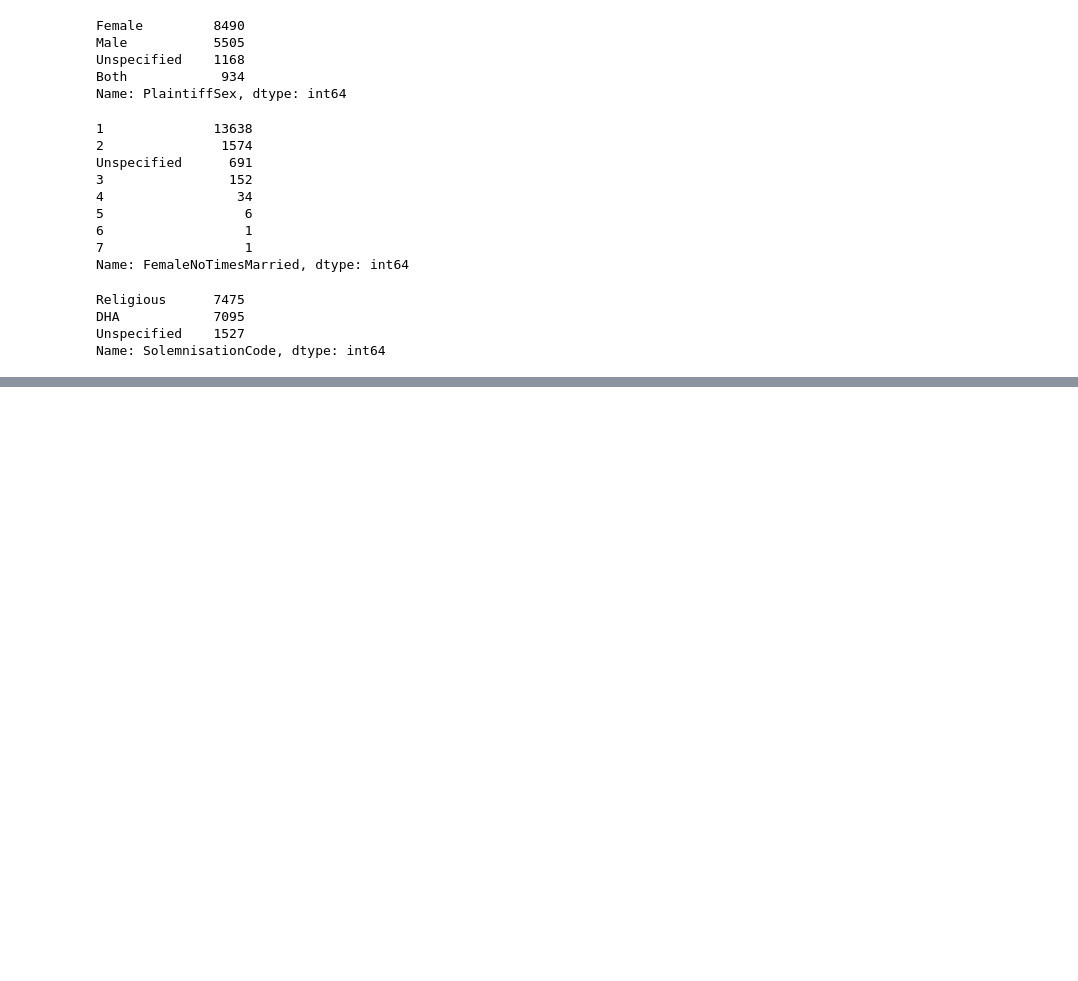
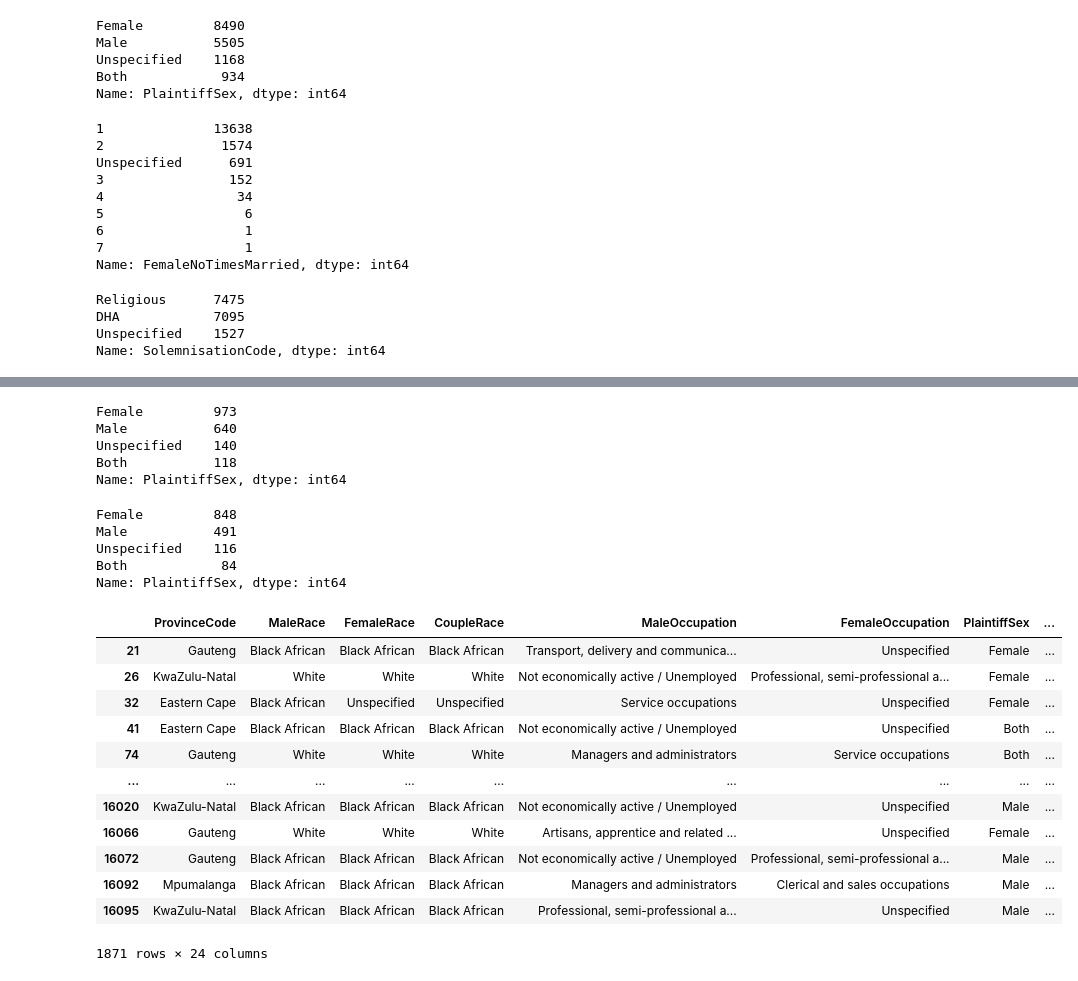
Before and after one commit to PONKAS/Data-Analysis, a Jupyter notebook: 2020 SA Marriage Analysis Project.ipynb, the cells around one changed output, grey strips where cells are left out. Saved outputs shown, nothing was run; the diff lists cells and outputs as text; code cells hidden in the pictures; blank space fills up the shorter version.

```diff
--- a/2020 SA Marriage Analysis Project.ipynb
+++ b/2020 SA Marriage Analysis Project.ipynb
@@ -363,0 +381,3 @@ Name: SolemnisationCode, dtype: int64
+# %%
+divMS=divorces[divorces['MaleStatus'] == 'Divorcee']
+divMS['GroundsForDivorce'].value_counts()
@@ -363,0 +392,32 @@ Name: SolemnisationCode, dtype: int64
+# %%
+divMS['PlaintiffSex'].value_counts()
+# %% [output]
+Female         973
+Male           640
+Unspecified    140
+Both           118
+Name: PlaintiffSex, dtype: int64
+# %%
+divFS['PlaintiffSex'].value_counts()
+# %% [output]
+Female         848
+Male           491
+Unspecified    116
+Both            84
+Name: PlaintiffSex, dtype: int64
+# %%
+divMS
+# %% [output]
+|  | ProvinceCode | MaleRace | FemaleRace | CoupleRace | MaleOccupation | FemaleOccupation | PlaintiffSex | ... |
+| 21 | Gauteng | Black African | Black African | Black African | Transport, delivery and communica... | Unspecified | Female | ... |
+| 26 | KwaZulu-Natal | White | White | White | Not economically active / Unemployed | Professional, semi-professional a... | Female | ... |
+| 32 | Eastern Cape | Black African | Unspecified | Unspecified | Service occupations | Unspecified | Female | ... |
+| 41 | Eastern Cape | Black African | Black African | Black African | Not economically active / Unemployed | Unspecified | Both | ... |
+| 74 | Gauteng | White | White | White | Managers and administrators | Service occupations | Both | ... |
+| ... | ... | ... | ... | ... | ... | ... | ... | ... |
+| 16020 | KwaZulu-Natal | Black African | Black African | Black African | Not economically active / Unemployed | Unspecified | Male | ... |
+| 16066 | Gauteng | White | White | White | Artisans, apprentice and related ... | Unspecified | Female | ... |
+| 16072 | Gauteng | Black African | Black African | Black African | Not economically active / Unemployed | Professional, semi-professional a... | Male | ... |
+| 16092 | Mpumalanga | Black African | Black African | Black African | Managers and administrators | Clerical and sales occupations | Male | ... |
+| 16095 | KwaZulu-Natal | Black African | Black African | Black African | Professional, semi-professional a... | Unspecified | Male | ... |
+1871 rows × 24 columns
```
Also changed, not shown: parts of 29 cells of this notebook.
